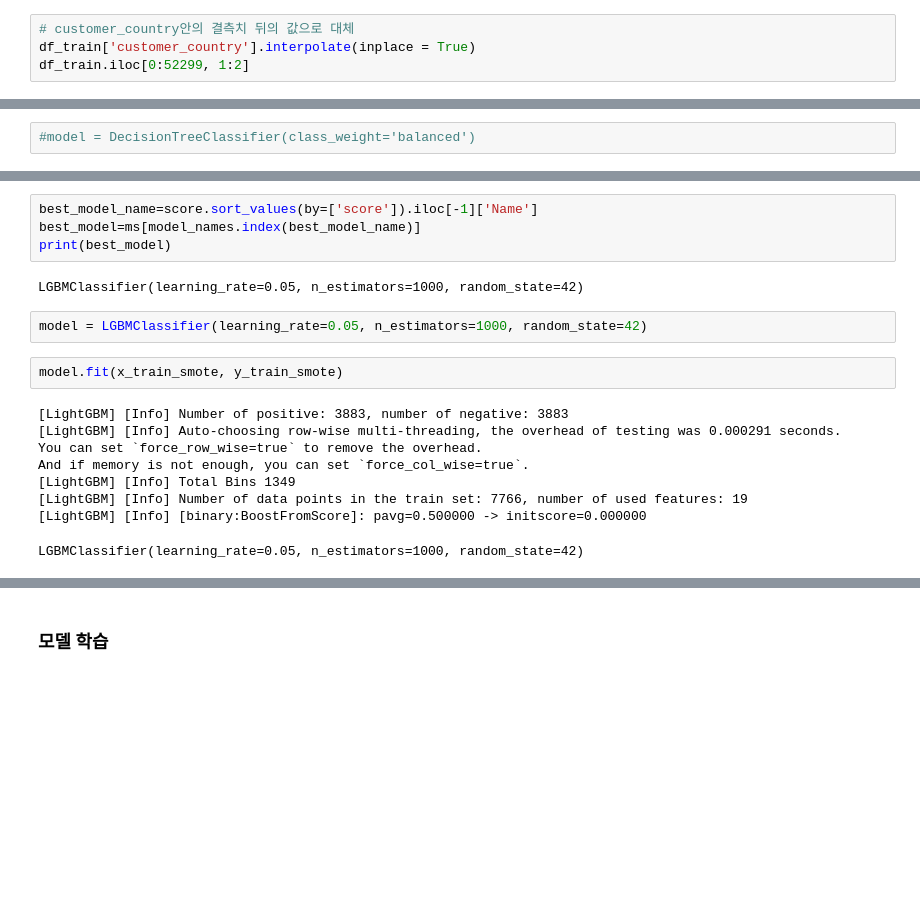
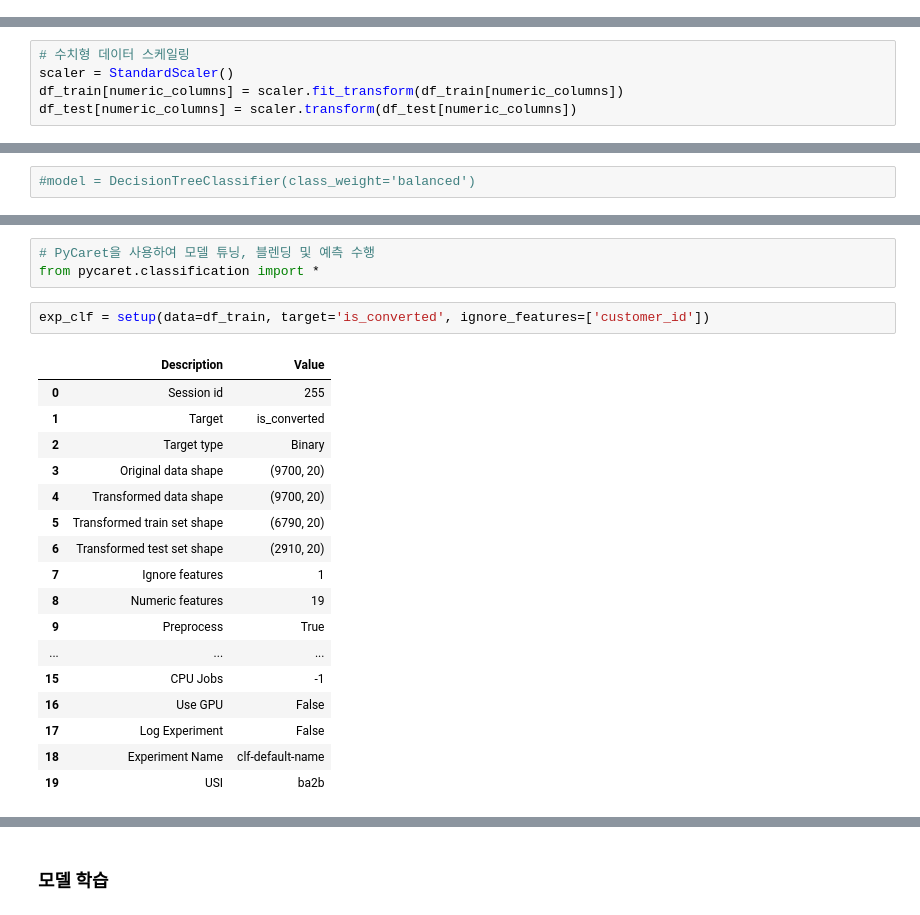
Before and after one commit to lg-aimers-yes/lg-aimers, a Jupyter notebook: code.ipynb, the cells around one changed output, grey strips where cells are left out. Drawn from its saved outputs; the diff is of its cells as text; blank space fills up the shorter version.

Commit message:
[add] pycaret 이용

```diff
--- a/code.ipynb
+++ b/code.ipynb
@@ -153,7 +164,3 @@ df_test[numeric_columns] = numeric_imputer.transform(df_test[numeric_columns])
 
 df_train[categorical_columns] = categorical_imputer.fit_transform(df_train[categorical_columns])
 df_test[categorical_columns] = categorical_imputer.transform(df_test[categorical_columns])
-# %%
-# customer_country안의 결측치 뒤의 값으로 대체
-df_train['customer_country'].interpolate(inplace = True)
-df_train.iloc[0:52299, 1:2]
@@ -212,3 +201,8 @@ for col in categorical_columns:
+# %%
+# 수치형 데이터 스케일링
+scaler = StandardScaler()
+df_train[numeric_columns] = scaler.fit_transform(df_train[numeric_columns])
+df_test[numeric_columns] = scaler.transform(df_test[numeric_columns])
 # %% [markdown]
 ### 2-2. 학습, 검증 데이터 분리
 # %%
@@ -376,19 +248,23 @@ F1: 0.9295
-# %%
-best_model_name=score.sort_values(by=['score']).iloc[-1]['Name']
-best_model=ms[model_names.index(best_model_name)]
-print(best_model)
-# %% [output]
-LGBMClassifier(learning_rate=0.05, n_estimators=1000, random_state=42)
-# %%
-model = LGBMClassifier(learning_rate=0.05, n_estimators=1000, random_state=42)
-# %%
-model.fit(x_train_smote, y_train_smote)
-# %% [output]
-[LightGBM] [Info] Number of positive: 3883, number of negative: 3883
-[LightGBM] [Info] Auto-choosing row-wise multi-threading, the overhead of testing was 0.000291 seconds.
-You can set `force_row_wise=true` to remove the overhead.
-And if memory is not enough, you can set `force_col_wise=true`.
-[LightGBM] [Info] Total Bins 1349
-[LightGBM] [Info] Number of data points in the train set: 7766, number of used features: 19
-[LightGBM] [Info] [binary:BoostFromScore]: pavg=0.500000 -> initscore=0.000000
-LGBMClassifier(learning_rate=0.05, n_estimators=1000, random_state=42)
+# %%
+# PyCaret을 사용하여 모델 튜닝, 블렌딩 및 예측 수행
+from pycaret.classification import *
+# %%
+exp_clf = setup(data=df_train, target='is_converted', ignore_features=['customer_id'])
+# %% [output]
+|  | Description | Value |
+| 0 | Session id | 255 |
+| 1 | Target | is_converted |
+| 2 | Target type | Binary |
+| 3 | Original data shape | (9700, 20) |
+| 4 | Transformed data shape | (9700, 20) |
+| 5 | Transformed train set shape | (6790, 20) |
+| 6 | Transformed test set shape | (2910, 20) |
+| 7 | Ignore features | 1 |
+| 8 | Numeric features | 19 |
+| 9 | Preprocess | True |
+| ... | ... | ... |
+| 15 | CPU Jobs | -1 |
+| 16 | Use GPU | False |
+| 17 | Log Experiment | False |
+| 18 | Experiment Name | clf-default-name |
+| 19 | USI | ba2b |
```
Also changed, not shown: parts of 17 cells of this notebook, 7 other files.
